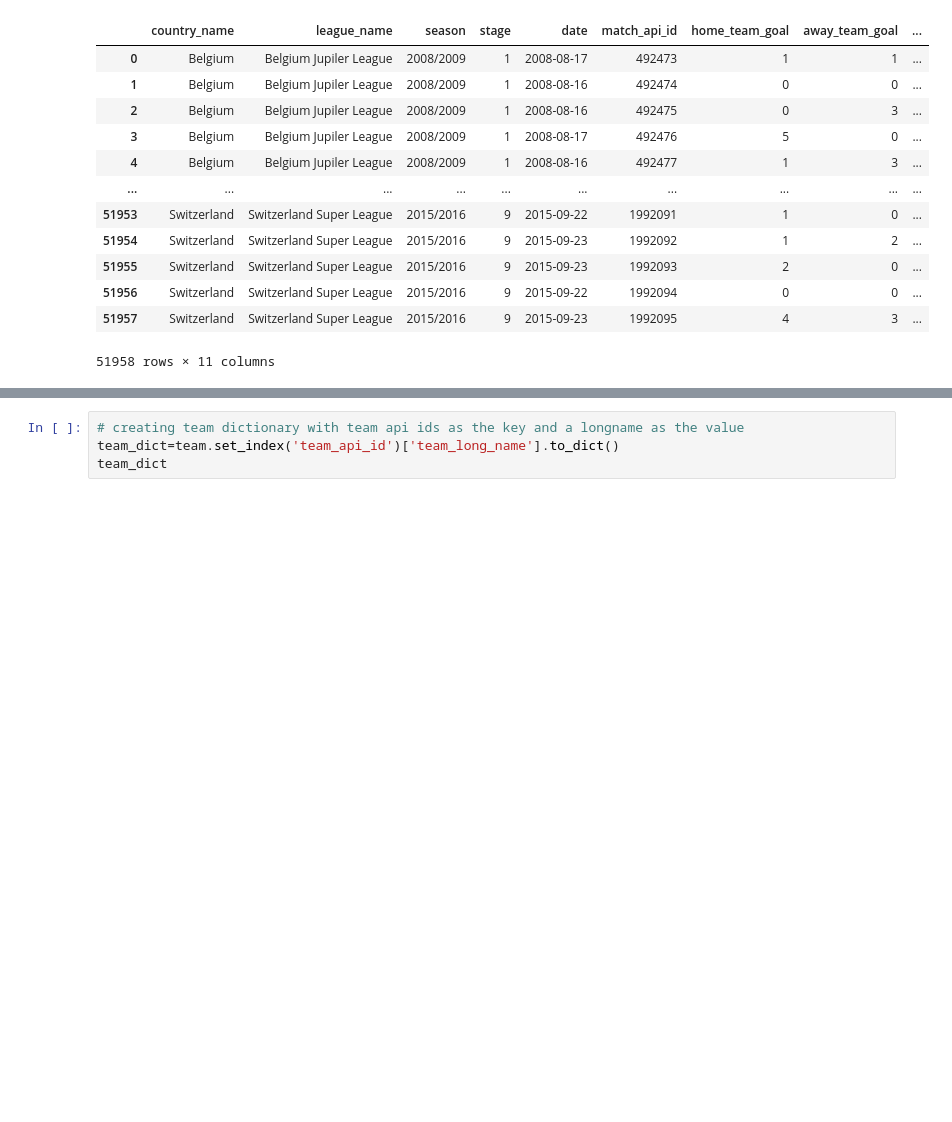
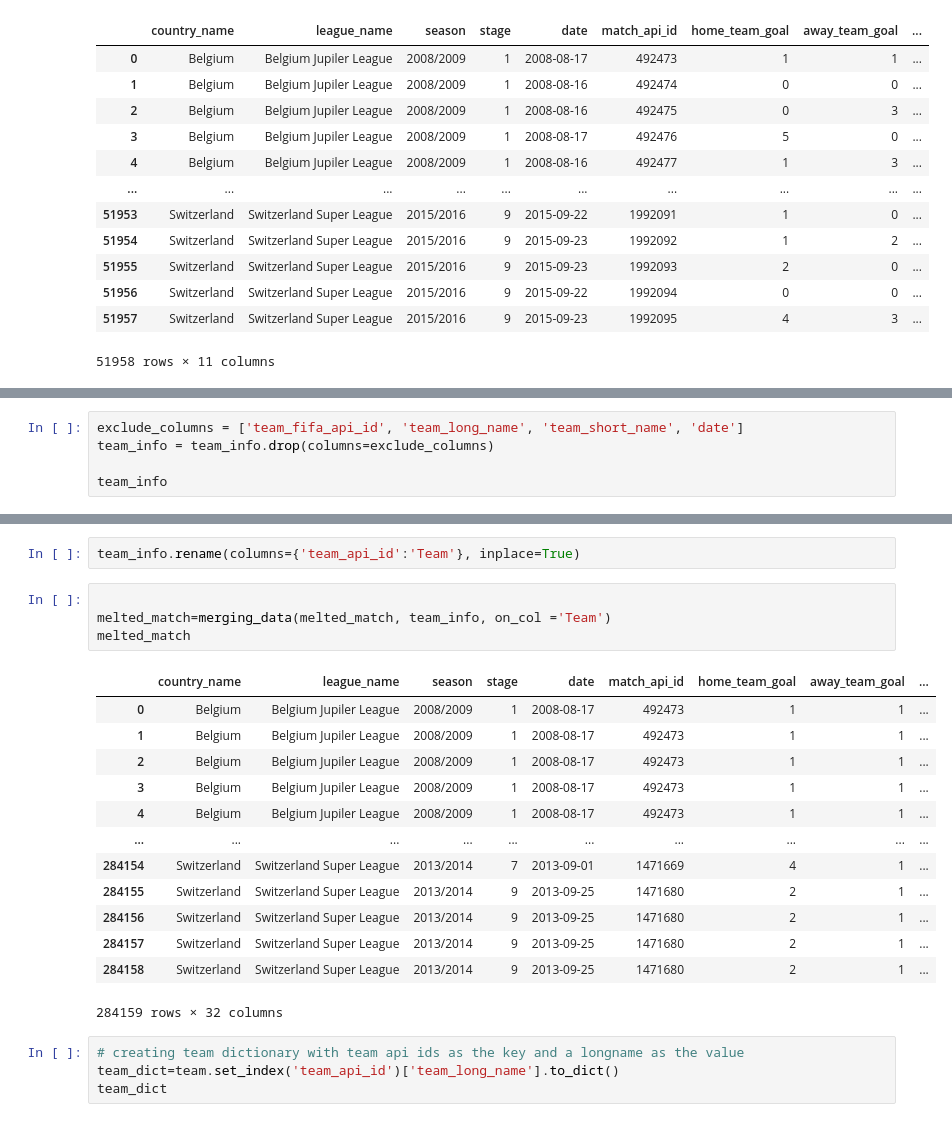
Before and after one commit to Daviedavie100/Investigating_dataset_project, a Jupyter notebook: Investigate_a_Dataset.ipynb, the cells around one changed output, grey strips where cells are left out. Saved outputs shown, nothing was run; the diff lists cells and outputs as text; blank space fills up the shorter version.

```diff
--- a/Investigate_a_Dataset.ipynb
+++ b/Investigate_a_Dataset.ipynb
@@ -1204,0 +1207,5 @@ melted_match
+# %%
+exclude_columns = ['team_fifa_api_id', 'team_long_name', 'team_short_name', 'date']
+team_info = team_info.drop(columns=exclude_columns)
+
+team_info
@@ -1205,3 +1226,23 @@ melted_match
+# %%
+team_info.rename(columns={'team_api_id':'Team'}, inplace=True)
+# %%
+
+melted_match=merging_data(melted_match, team_info, on_col ='Team')
+melted_match
+# %% [output]
+|  | country_name | league_name | season | stage | date | match_api_id | home_team_goal | away_team_goal | ... |
+| 0 | Belgium | Belgium Jupiler League | 2008/2009 | 1 | 2008-08-17 | 492473 | 1 | 1 | ... |
+| 1 | Belgium | Belgium Jupiler League | 2008/2009 | 1 | 2008-08-17 | 492473 | 1 | 1 | ... |
+| 2 | Belgium | Belgium Jupiler League | 2008/2009 | 1 | 2008-08-17 | 492473 | 1 | 1 | ... |
+| 3 | Belgium | Belgium Jupiler League | 2008/2009 | 1 | 2008-08-17 | 492473 | 1 | 1 | ... |
+| 4 | Belgium | Belgium Jupiler League | 2008/2009 | 1 | 2008-08-17 | 492473 | 1 | 1 | ... |
+| ... | ... | ... | ... | ... | ... | ... | ... | ... | ... |
+| 284154 | Switzerland | Switzerland Super League | 2013/2014 | 7 | 2013-09-01 | 1471669 | 4 | 1 | ... |
+| 284155 | Switzerland | Switzerland Super League | 2013/2014 | 9 | 2013-09-25 | 1471680 | 2 | 1 | ... |
+| 284156 | Switzerland | Switzerland Super League | 2013/2014 | 9 | 2013-09-25 | 1471680 | 2 | 1 | ... |
+| 284157 | Switzerland | Switzerland Super League | 2013/2014 | 9 | 2013-09-25 | 1471680 | 2 | 1 | ... |
+| 284158 | Switzerland | Switzerland Super League | 2013/2014 | 9 | 2013-09-25 | 1471680 | 2 | 1 | ... |
+284159 rows × 32 columns
 # %%
 # creating team dictionary with team api ids as the key and a longname as the value
 team_dict=team.set_index('team_api_id')['team_long_name'].to_dict()
```
Also changed, not shown: parts of 9 cells of this notebook.
